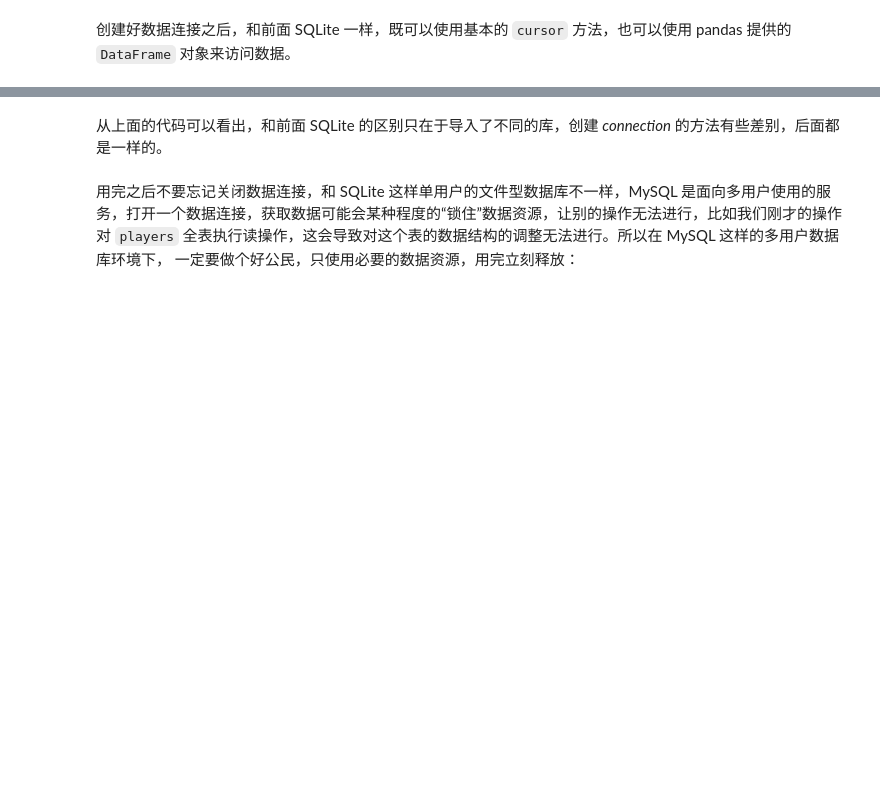
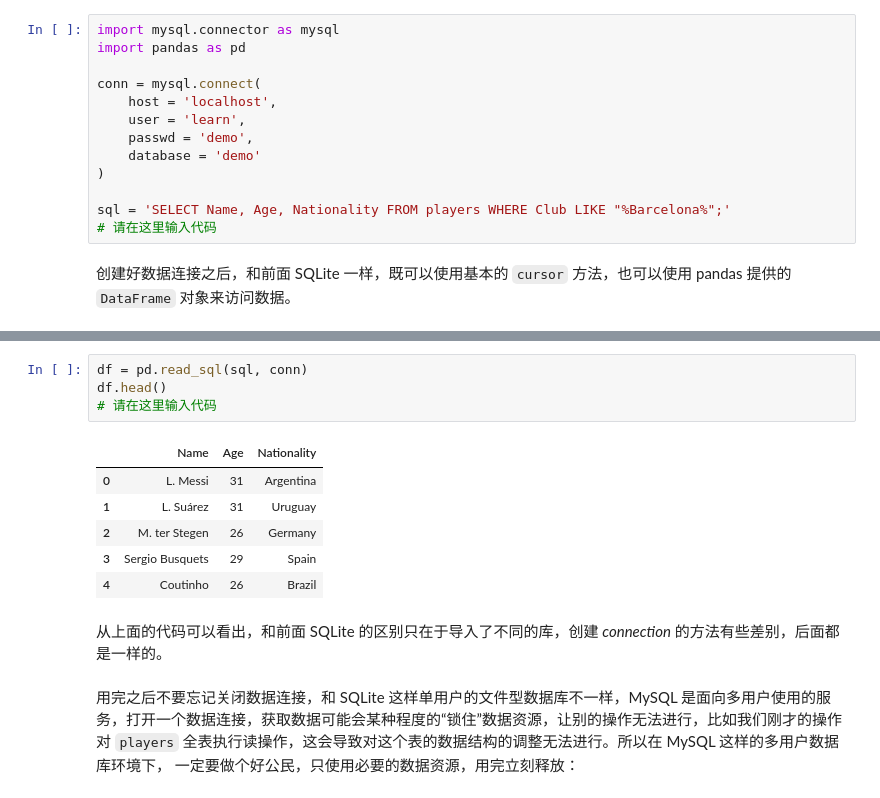
Before and after one commit to ds-dog/pilot-student, a Jupyter notebook: p2-c-database.ipynb, the cells around one changed output, grey strips where cells are left out. Saved outputs shown, nothing was run; the diff lists cells and outputs as text; blank space fills up the shorter version.

```diff
--- a/p2-c-database.ipynb
+++ b/p2-c-database.ipynb
@@ -464,2 +536,15 @@ MySQL 从 RDBMS 的角度来说，历史悠久功能强大而完备，远非轻
+# %%
+import mysql.connector as mysql
+import pandas as pd
+
+conn = mysql.connect(
+    host = 'localhost',
+    user = 'learn',
+    passwd = 'demo',
+    database = 'demo'
+)
+
+sql = 'SELECT Name, Age, Nationality FROM players WHERE Club LIKE "%Barcelona%";'
+# 请在这里输入代码
 # %% [markdown]
 创建好数据连接之后，和前面 SQLite 一样，既可以使用基本的 `cursor` 方法，也可以使用 pandas 提供的 `DataFrame` 对象来访问数据。
@@ -470,3 +560,14 @@ MySQL 从 RDBMS 的角度来说，历史悠久功能强大而完备，远非轻
+# %%
+df = pd.read_sql(sql, conn)
+df.head()
+# 请在这里输入代码
+# %% [output]
+|  | Name | Age | Nationality |
+| 0 | L. Messi | 31 | Argentina |
+| 1 | L. Suárez | 31 | Uruguay |
+| 2 | M. ter Stegen | 26 | Germany |
+| 3 | Sergio Busquets | 29 | Spain |
+| 4 | Coutinho | 26 | Brazil |
 # %% [markdown]
 从上面的代码可以看出，和前面 SQLite 的区别只在于导入了不同的库，创建 *connection* 的方法有些差别，后面都是一样的。
 # %% [markdown]
```
Also changed, not shown: parts of 50 cells of this notebook, 4 other files.
